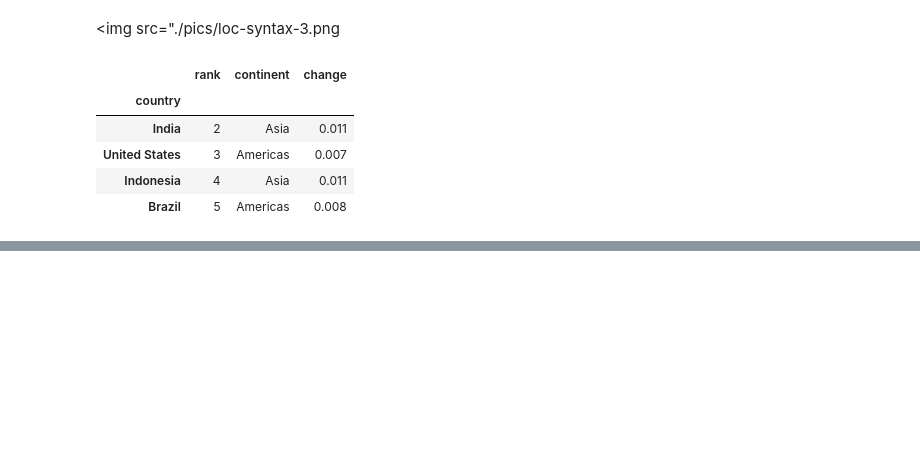
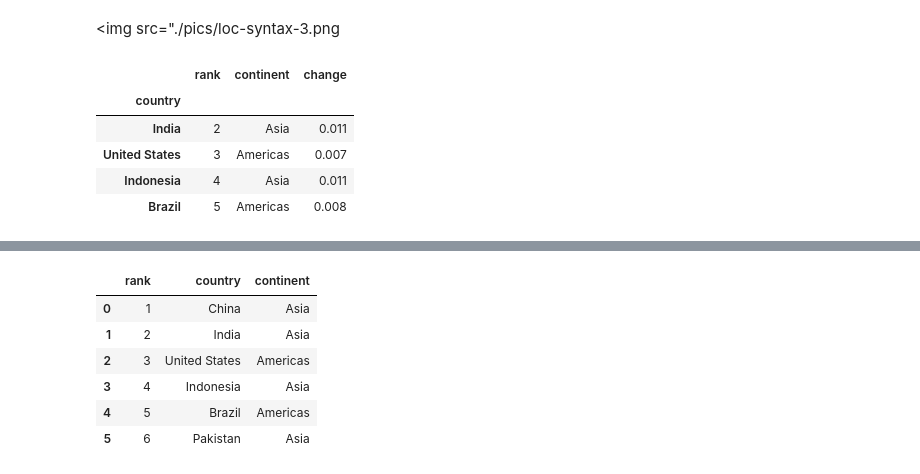
Before and after one commit to hotcode002/Machine-Learning-with-Python, a Jupyter notebook: week_1_basics/day_4_ml_data_structures_1/notebooks/pandas.ipynb, the cells around one changed output, grey strips where cells are left out. Saved outputs shown, nothing was run; the diff lists cells and outputs as text; code cells hidden in the pictures; blank space fills up the shorter version.

```diff
--- a/week_1_basics/day_4_ml_data_structures_1/notebooks/pandas.ipynb
+++ b/week_1_basics/day_4_ml_data_structures_1/notebooks/pandas.ipynb
@@ -410,0 +457,15 @@ df_country.loc[ "India":"Brazil", ["rank","continent","change"]]
+# %%
+df1 = df.iloc[0:2,0:3]
+df2 = df.iloc[2:4,0:3]
+df3 = df.iloc[4:6,0:3]
+
+df_new = pd.concat([df1,df2,df3])
+df_new
+# %% [output]
+|  | rank | country | continent |
+| 0 | 1 | China | Asia |
+| 1 | 2 | India | Asia |
+| 2 | 3 | United States | Americas |
+| 3 | 4 | Indonesia | Asia |
+| 4 | 5 | Brazil | Americas |
+| 5 | 6 | Pakistan | Asia |
```
Also changed, not shown: parts of 17 cells of this notebook, 3 other files.
